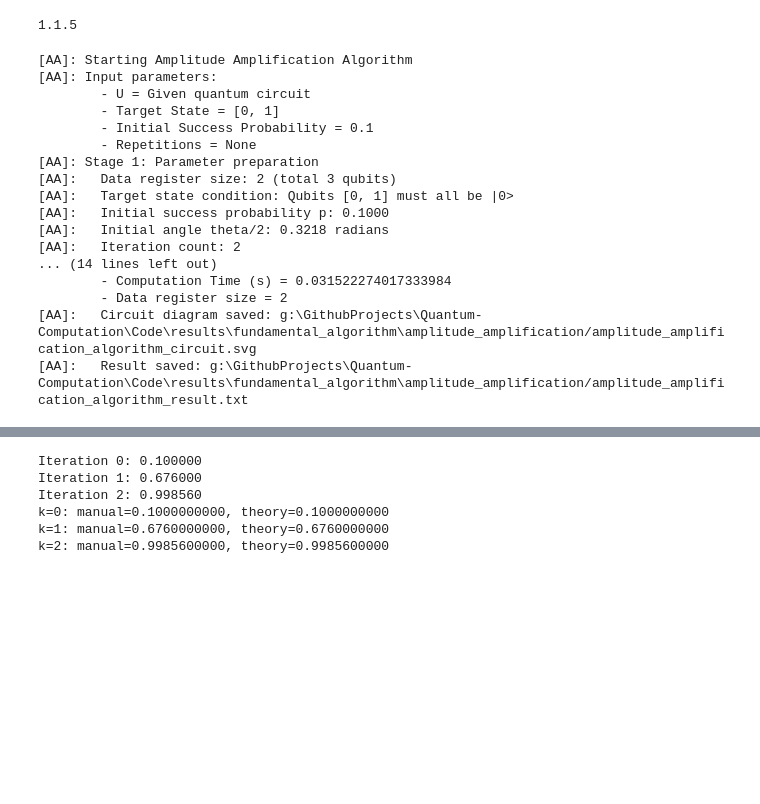
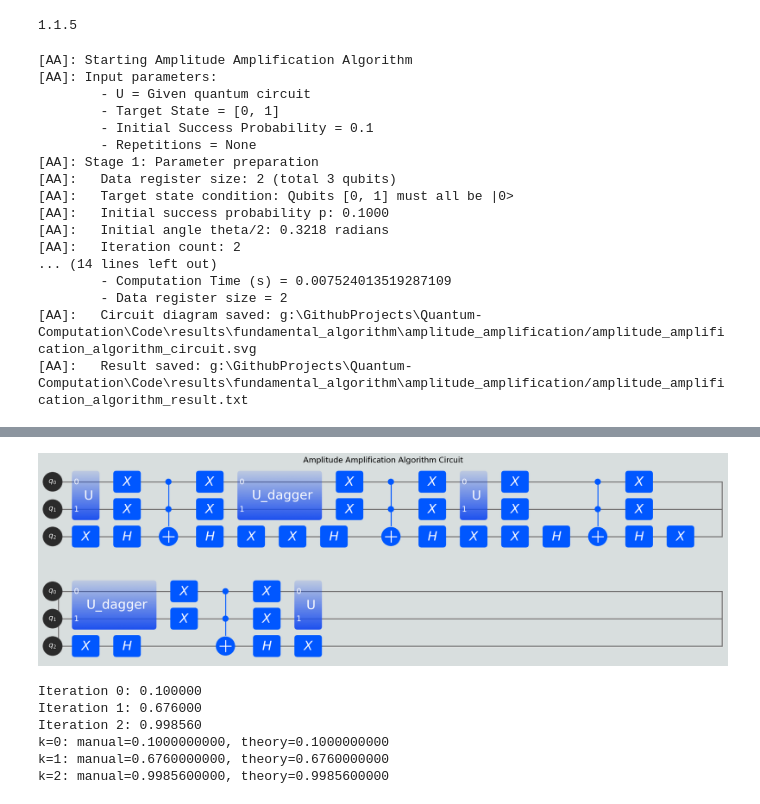
Before and after one commit to Xiao-ming-Niu/Quantum-Computation, a Jupyter notebook: Code/AA-OAA.ipynb, the cells around one changed output, grey strips where cells are left out. Drawn from its saved outputs; the diff is of its cells as text; code cells hidden in the pictures; blank space fills up the shorter version.

```diff
--- a/Code/AA-OAA.ipynb
+++ b/Code/AA-OAA.ipynb
@@ -70,18 +70,18 @@ print(unitarylab.__version__)
 import math
 
 import numpy as np
-from IPython.display import SVG, display
 from unitarylab.core import Circuit
 from unitarylab_algorithms import AmplitudeAmplificationAlgorithm
 
-p0 = 0.1 # 设置初始概率
+p0 = 0.1  # 设置初始概率
 theta_u = math.acos(math.sqrt(p0))
 
 U = Circuit(2, name="U")
-U.ry(2*theta_u, 0) # 线路
+U.ry(2 * theta_u, 0)  # 线路
 
 good_zero_qubits = [0, 1]
 
+%matplotlib inline
 aa = AmplitudeAmplificationAlgorithm(text_mode="plain")
 aa_result = aa.run(
     U=U,
@@ -90,13 +90,8 @@ aa_result = aa.run(
     reps=None,
     backend="numpy",
     device="cpu",
-    dtype=np.complex128
+    dtype=np.complex128,
 )
-
-aa_qc = aa_result["circuit"]
-_ = aa_qc.draw(title="Amplitude Amplification Algorithm")
-
-display(SVG(filename=aa_result["circuit_path"]))
 # %% [output]
 [AA]: Starting Amplitude Amplification Algorithm
 [AA]: Input parameters:
@@ -111,7 +106,7 @@ display(SVG(filename=aa_result["circuit_path"]))
 [AA]:   Initial angle theta/2: 0.3218 radians
 [AA]:   Iteration count: 2
 ... (14 lines left out)
-        - Computation Time (s) = 0.031522274017333984
+        - Computation Time (s) = 0.007524013519287109
         - Data register size = 2
 [AA]:   Circuit diagram saved: g:\GithubProjects\Quantum-Computation\Code\results\fundamental_algorithm\amplitude_amplification/amplitude_amplification_algorithm_circuit.svg
 [AA]:   Result saved: g:\GithubProjects\Quantum-Computation\Code\results\fundamental_algorithm\amplitude_amplification/amplitude_amplification_algorithm_result.txt
@@ -119,3 +113,4 @@ display(SVG(filename=aa_result["circuit_path"]))
+[figure, added]
 # %%
 # 手写 AA 数值模拟
 import math
```
Also changed, not shown: parts of 3 cells of this notebook, 26 other files.
